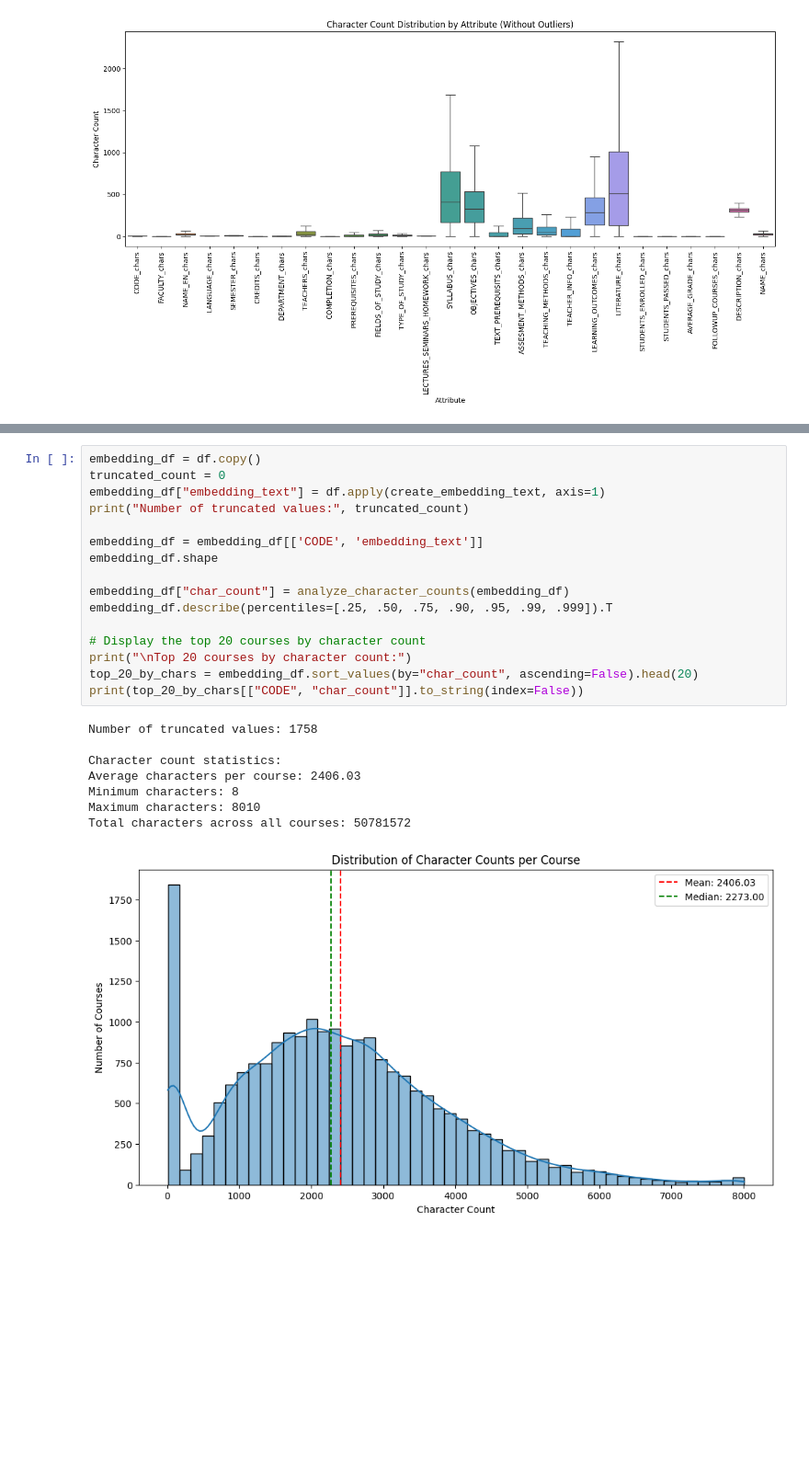
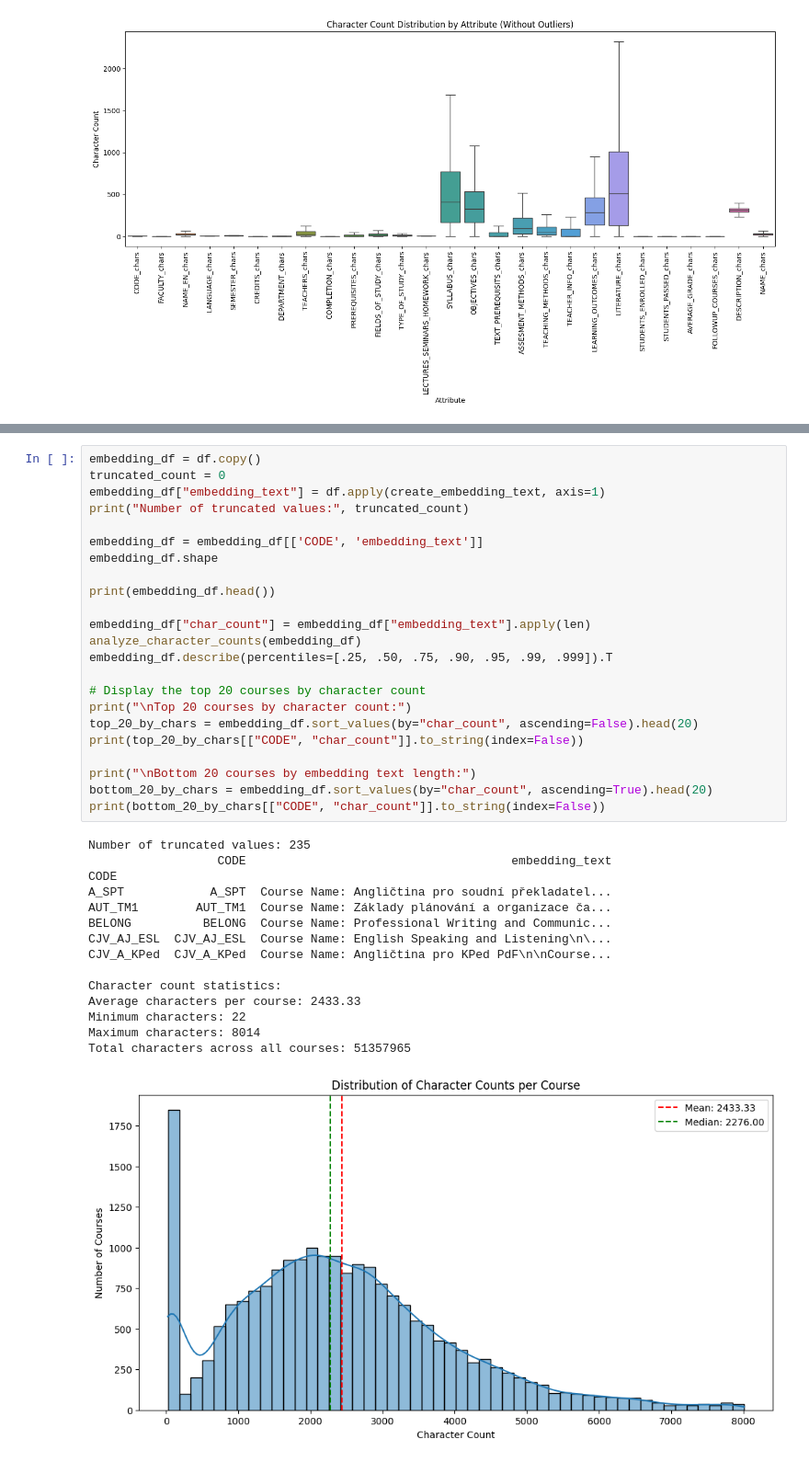
Before and after one commit to tomz197/course-recommender, a Jupyter notebook: notebooks/embeddings_tomas.ipynb, the cells around one changed output, grey strips where cells are left out. Shown: that part at 92% size. Drawn from its saved outputs; the diff is of its cells as text; blank space fills up the shorter version.

Commit message:
feat: new embeddings

```diff
--- a/notebooks/embeddings_tomas.ipynb
+++ b/notebooks/embeddings_tomas.ipynb
@@ -316,28 +338,42 @@ Recommended Literature: MATTSON, Timothy G, Beverly A. SANDERS a Berna MASSINGIL
 # %%
 embedding_df = df.copy()
 truncated_count = 0
 embedding_df["embedding_text"] = df.apply(create_embedding_text, axis=1)
 print("Number of truncated values:", truncated_count)
 
 embedding_df = embedding_df[['CODE', 'embedding_text']]
 embedding_df.shape
 
-embedding_df["char_count"] = analyze_character_counts(embedding_df)
+print(embedding_df.head())
+
+embedding_df["char_count"] = embedding_df["embedding_text"].apply(len)
+analyze_character_counts(embedding_df)
 embedding_df.describe(percentiles=[.25, .50, .75, .90, .95, .99, .999]).T
 
 # Display the top 20 courses by character count
 print("\nTop 20 courses by character count:")
 top_20_by_chars = embedding_df.sort_values(by="char_count", ascending=False).head(20)
 print(top_20_by_chars[["CODE", "char_count"]].to_string(index=False))
+
+print("\nBottom 20 courses by embedding text length:")
+bottom_20_by_chars = embedding_df.sort_values(by="char_count", ascending=True).head(20)
+print(bottom_20_by_chars[["CODE", "char_count"]].to_string(index=False))
 # %% [output]
-Number of truncated values: 1758
+Number of truncated values: 235
+                  CODE                                     embedding_text
+CODE
+A_SPT            A_SPT  Course Name: Angličtina pro soudní překladatel...
+AUT_TM1        AUT_TM1  Course Name: Základy plánování a organizace ča...
+BELONG          BELONG  Course Name: Professional Writing and Communic...
+CJV_AJ_ESL  CJV_AJ_ESL  Course Name: English Speaking and Listening\n\...
+CJV_A_KPed  CJV_A_KPed  Course Name: Angličtina pro KPed PdF\n\nCourse...
 
 Character count statistics:
-Average characters per course: 2406.03
-Minimum characters: 8
-Maximum characters: 8010
-Total characters across all courses: 50781572
+Average characters per course: 2433.33
+Minimum characters: 22
+Maximum characters: 8014
+Total characters across all courses: 51357965
-[figure, old version]
+[figure, new version]
 [figure]
 Top 20 courses by character count:
       CODE  char_count
```
Also changed, not shown: parts of 6 cells of this notebook, 1 other file.
